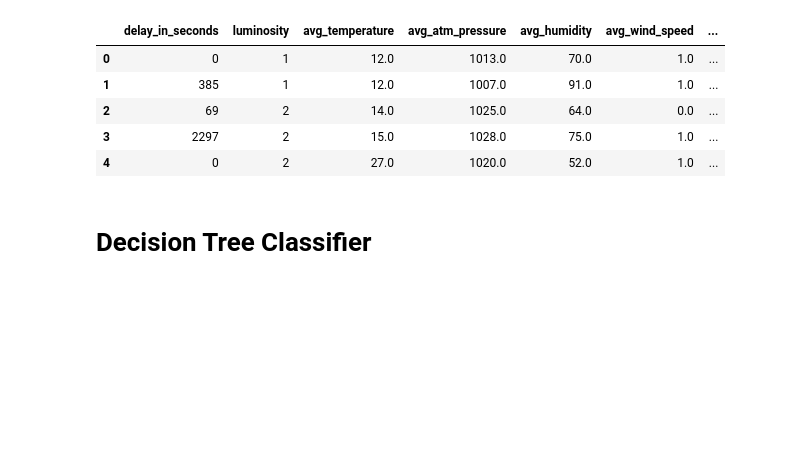
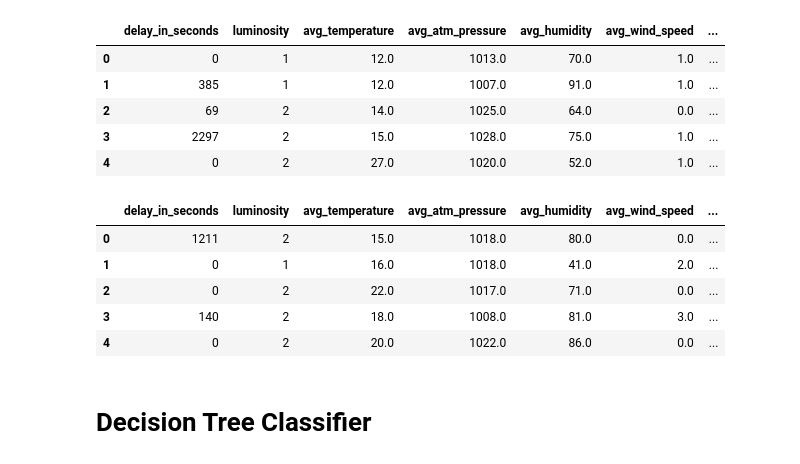
Before and after one commit to joanaaVO/Projeto-DAA, a Jupyter notebook: src/incidents_db.ipynb, the cells around one changed output. Cells and saved outputs as stored; diff of their text form; code cells hidden in the pictures; blank space fills up the shorter version.

Commit message:
aplicar alterações que faltavam no test data e passar para CSV (not working)

```diff
--- a/src/incidents_db.ipynb
+++ b/src/incidents_db.ipynb
@@ -321,6 +321,7 @@ db['record_date'].head()
 Name: record_date, dtype: object
 # %%
 db['record_date'] = pd.to_datetime(db['record_date'],format='%Y-%m-%d %H:%M',errors='coerce')
+test['record_date'] = pd.to_datetime(test['record_date'],format='%Y-%m-%d %H:%M',errors='coerce')
 # %%
 assert db['record_date'].isnull().sum()==0, 'missing record date'
 db['record_date'].head()
@@ -338,6 +349,12 @@ db['month'] = db['record_date'].dt.month
 db['day'] = db['record_date'].dt.day
 db['hour'] = db['record_date'].dt.hour
 db['minute'] = db['record_date'].dt.minute
+# %%
+test['year'] = test['record_date'].dt.year
+test['month'] = test['record_date'].dt.month
+test['day'] = test['record_date'].dt.day
+test['hour'] = test['record_date'].dt.hour
+test['minute'] = test['record_date'].dt.minute
 # %%
 db.head()
 # %% [output]
@@ -368,6 +385,11 @@ db.drop('year',axis=1,inplace=True)
 db.drop('minute',axis=1,inplace=True)
 db.drop('record_date',axis=1,inplace=True)
 db.dropna(inplace=True)
+# %%
+test.drop('year',axis=1,inplace=True)
+test.drop('minute',axis=1,inplace=True)
+test.drop('record_date',axis=1,inplace=True)
+test.dropna(inplace=True)
 # %%
 db.head()
 # %% [output]
@@ -377,6 +399,15 @@ db.head()
 | 2 | 69 | 2 | 14.0 | 1025.0 | 64.0 | 0.0 | ... |
 | 3 | 2297 | 2 | 15.0 | 1028.0 | 75.0 | 1.0 | ... |
 | 4 | 0 | 2 | 27.0 | 1020.0 | 52.0 | 1.0 | ... |
+# %%
+test.head()
+# %% [output]
+|  | delay_in_seconds | luminosity | avg_temperature | avg_atm_pressure | avg_humidity | avg_wind_speed | ... |
+| 0 | 1211 | 2 | 15.0 | 1018.0 | 80.0 | 0.0 | ... |
+| 1 | 0 | 1 | 16.0 | 1018.0 | 41.0 | 2.0 | ... |
+| 2 | 0 | 2 | 22.0 | 1017.0 | 71.0 | 0.0 | ... |
+| 3 | 140 | 2 | 18.0 | 1008.0 | 81.0 | 3.0 | ... |
+| 4 | 0 | 2 | 20.0 | 1022.0 | 86.0 | 0.0 | ... |
 # %% [markdown]
 # Decision Tree Classifier
 # %%
```
Also changed, not shown: parts of 3 cells of this notebook.
